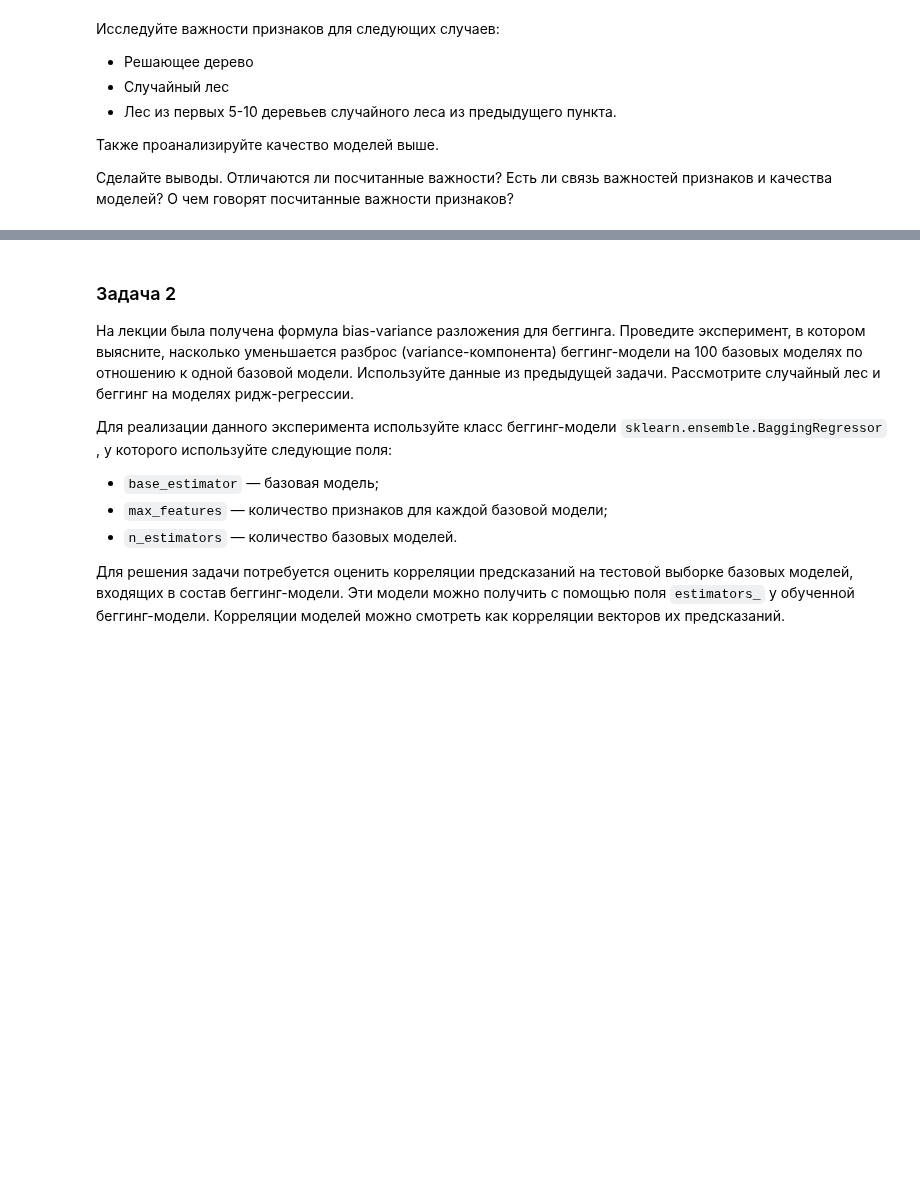
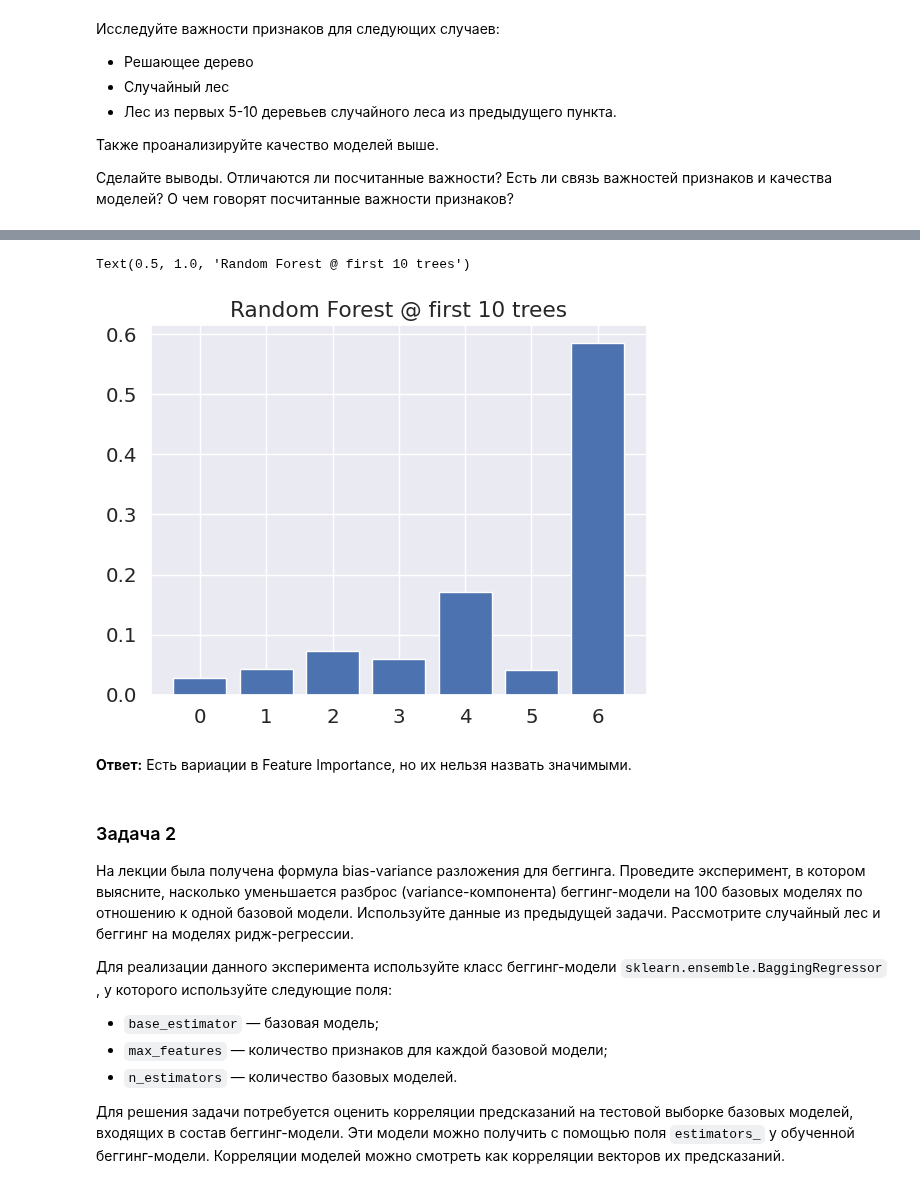
Before and after one commit to NMashalov/2023_OpenMipt_course, a Jupyter notebook: lesson6/dz6.ipynb, the cells around one changed output, grey strips where cells are left out. Drawn from its saved outputs; the diff is of its cells as text; code cells hidden in the pictures; blank space fills up the shorter version.

```diff
--- a/lesson6/dz6.ipynb
+++ b/lesson6/dz6.ipynb
@@ -336,3 +369,11 @@ plt.plot([min([item[1] for item in c if len(item[0])==feat_dim]) for feat_dim in
+# %%
+plt.bar(range(7),sum([est.feature_importances_ for est in estimator.estimators_[:10]]) /10 )
+plt.title('Random Forest @ first 10 trees')
+# %% [output]
+Text(0.5, 1.0, 'Random Forest @ first 10 trees')
+[figure, added]
+# %% [markdown]
+**Ответ:** Есть вариации в Feature Importance, но их нельзя назвать значимыми.
 # %% [markdown]
 ### Задача 2
 
```
Also changed, not shown: parts of 10 cells of this notebook.
